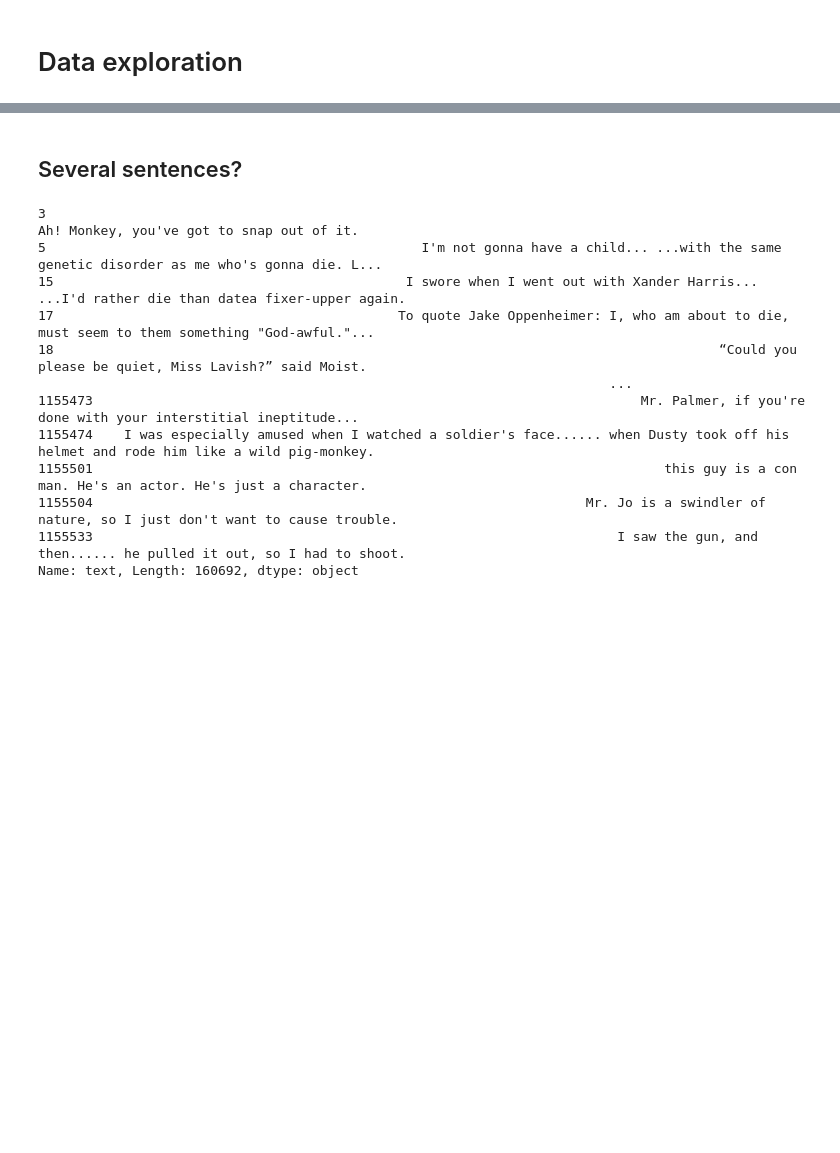
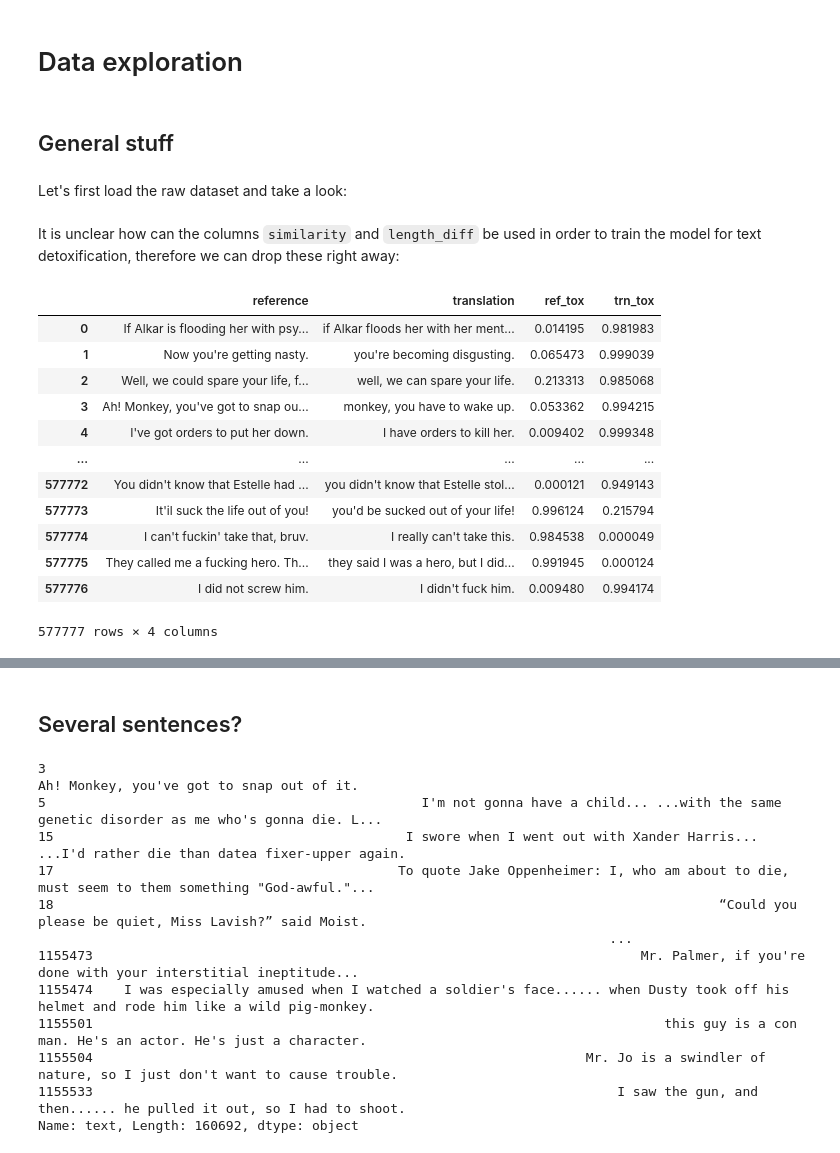
Before and after one commit to Sambura/NLP-Text-detoxification, a Jupyter notebook: notebooks/data_exploration.ipynb, the cells around one changed output, grey strips where cells are left out. Saved outputs shown, nothing was run; the diff lists cells and outputs as text; code cells hidden in the pictures; blank space fills up the shorter version.

Commit message:
Refactoring. Add demo.ipynb. Add evaluate_model.py

```diff
--- a/notebooks/data_exploration.ipynb
+++ b/notebooks/data_exploration.ipynb
@@ -8 +9,5 @@ from src.data.load_data import load_data, sort_by_toxicity_inplace, flatten_data
+# %% [markdown]
+## General stuff
+# %% [markdown]
+Let's first load the raw dataset and take a look:
 # %%
@@ -9,0 +16,19 @@ df = load_data('../data/raw/filtered.tsv', drop_columns=False, sort_toxicity=Fal
+# %% [markdown]
+It is unclear how can the columns `similarity` and `length_diff` be used in order to train the model for text detoxification, therefore we can drop these right away:
+# %%
+data.drop_extra_columns_inplace(df)
+df
+# %% [output]
+|  | reference | translation | ref_tox | trn_tox |
+| 0 | If Alkar is flooding her with psy... | if Alkar floods her with her ment... | 0.014195 | 0.981983 |
+| 1 | Now you're getting nasty. | you're becoming disgusting. | 0.065473 | 0.999039 |
+| 2 | Well, we could spare your life, f... | well, we can spare your life. | 0.213313 | 0.985068 |
+| 3 | Ah! Monkey, you've got to snap ou... | monkey, you have to wake up. | 0.053362 | 0.994215 |
+| 4 | I've got orders to put her down. | I have orders to kill her. | 0.009402 | 0.999348 |
+| ... | ... | ... | ... | ... |
+| 577772 | You didn't know that Estelle had ... | you didn't know that Estelle stol... | 0.000121 | 0.949143 |
+| 577773 | It'il suck the life out of you! | you'd be sucked out of your life! | 0.996124 | 0.215794 |
+| 577774 | I can't fuckin' take that, bruv. | I really can't take this. | 0.984538 | 0.000049 |
+| 577775 | They called me a fucking hero. Th... | they said I was a hero, but I did... | 0.991945 | 0.000124 |
+| 577776 | I did not screw him. | I didn't fuck him. | 0.009480 | 0.994174 |
+577777 rows × 4 columns
```
Also changed, not shown: parts of 19 cells of this notebook, 12 other files.
